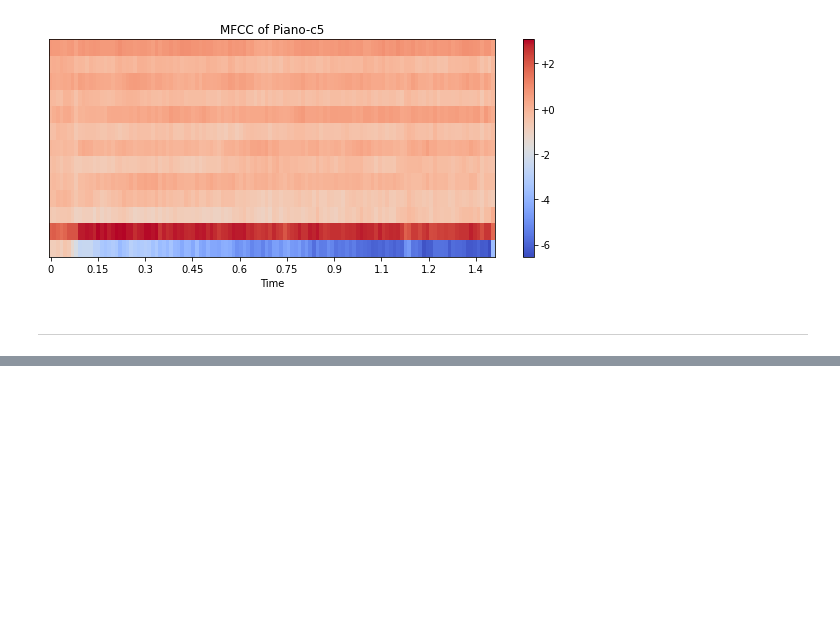
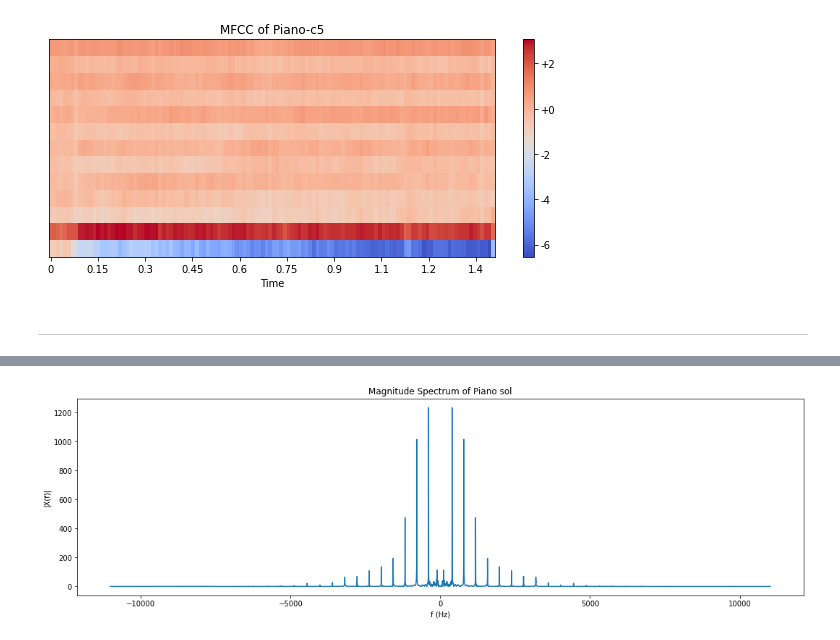
Before and after one commit to ch77ancreant/audio-features-from-scratch, a Jupyter notebook: main.ipynb, the cells around one changed output, grey strips where cells are left out. Drawn from its saved outputs; the diff is of its cells as text; code cells hidden in the pictures; blank space fills up the shorter version.

```diff
--- a/main.ipynb
+++ b/main.ipynb
@@ -430,0 +451,4 @@ plot_mfcc(mfcc_c5, sr, HOP_LENGTH, 'Piano-c5')
+# %%
+plot_magnitude_spectrum(piano_sol, sr, 'Piano sol')
+# %% [output]
+[figure, added]
```
Also changed, not shown: parts of 8 cells of this notebook.
